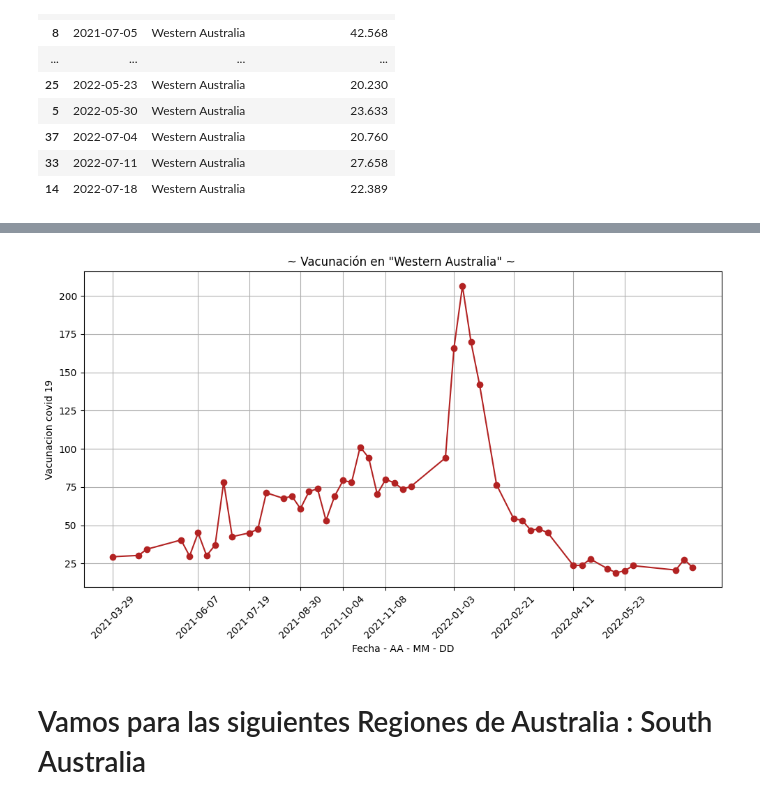
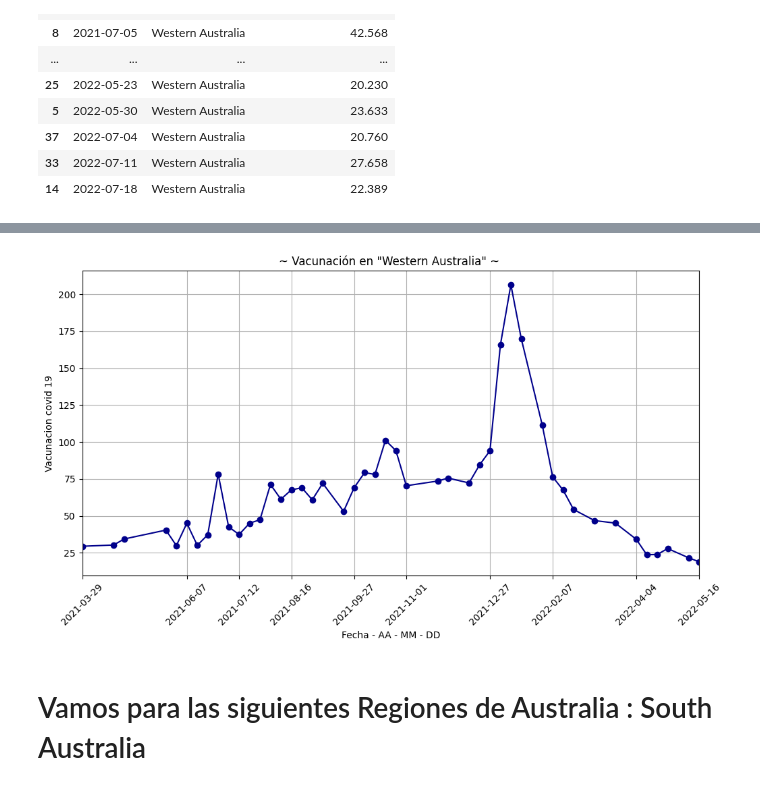
Before and after one commit to Laggssz/Solemne1MineriadeDatos, a Jupyter notebook: SolemeMineriaDatos.ipynb, the cells around one changed output, grey strips where cells are left out. Saved outputs shown, nothing was run; the diff lists cells and outputs as text; code cells hidden in the pictures.

```diff
--- a/SolemeMineriaDatos.ipynb
+++ b/SolemeMineriaDatos.ipynb
@@ -136,19 +152,21 @@ print(VacsWA)
 # %%
+#Graficamos los datos con MatplotLib
 
+from datetime import datetime #Libreria para trabajar con las fechas
 
-
-
+limite_fecha = datetime.strptime('2022-05-16', '%Y-%m-%d') #Definimos un limite
 plt.figure(figsize=(10, 6))
-plt.plot(dfWAO['date'], dfWAO['sni_covid19_vaccination'] , marker='o', linestyle='-' , color = 'firebrick')
+plt.plot(dfWAO['date'], dfWAO['sni_covid19_vaccination'] , marker='o', linestyle='-' , color = 'darkblue')
 plt.title('~ Vacunación en "Western Australia" ~ ')
 plt.xlabel('Fecha - AA - MM - DD')
 plt.ylabel('Vacunacion covid 19')
 plt.xticks(dfWAO['date'][::5], rotation=45)
 plt.grid(True)
 plt.tight_layout()
+plt.xlim(dfWAO['date'].min(), limite_fecha)
 plt.show()
 # %% [output]
-[figure, old version]
+[figure, new version]
 # %% [markdown]
 # Vamos para las siguientes Regiones de Australia : South Australia
 # %%
```
Also changed, not shown: parts of 37 cells of this notebook.
